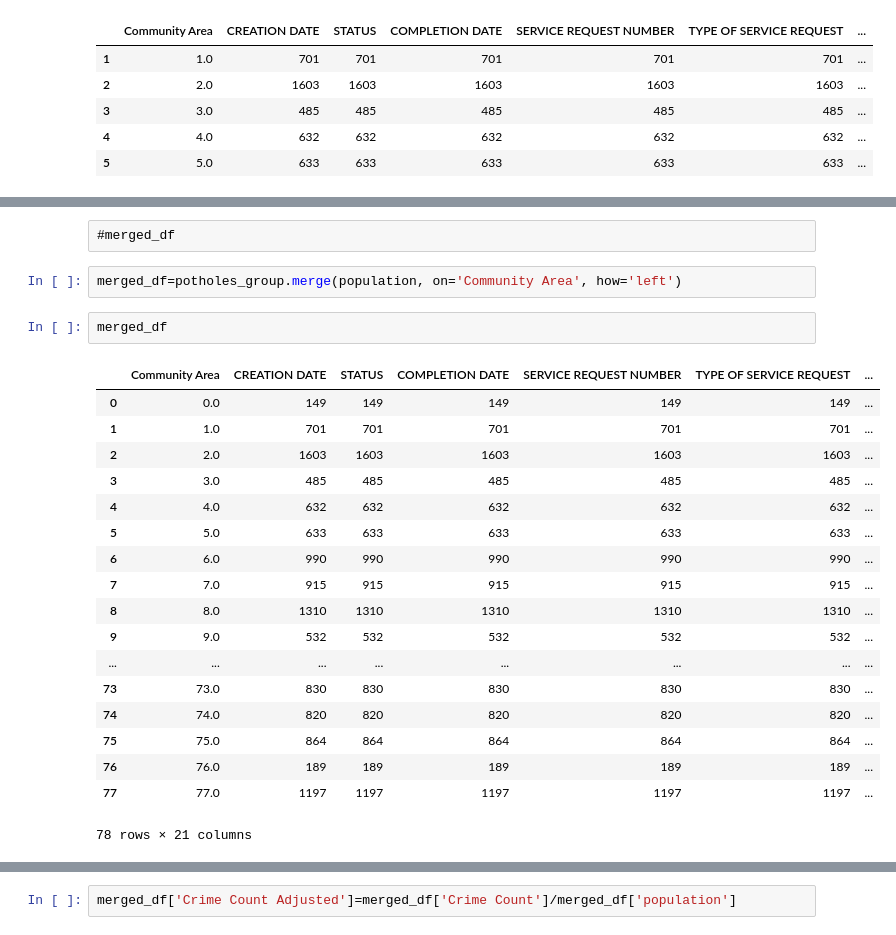
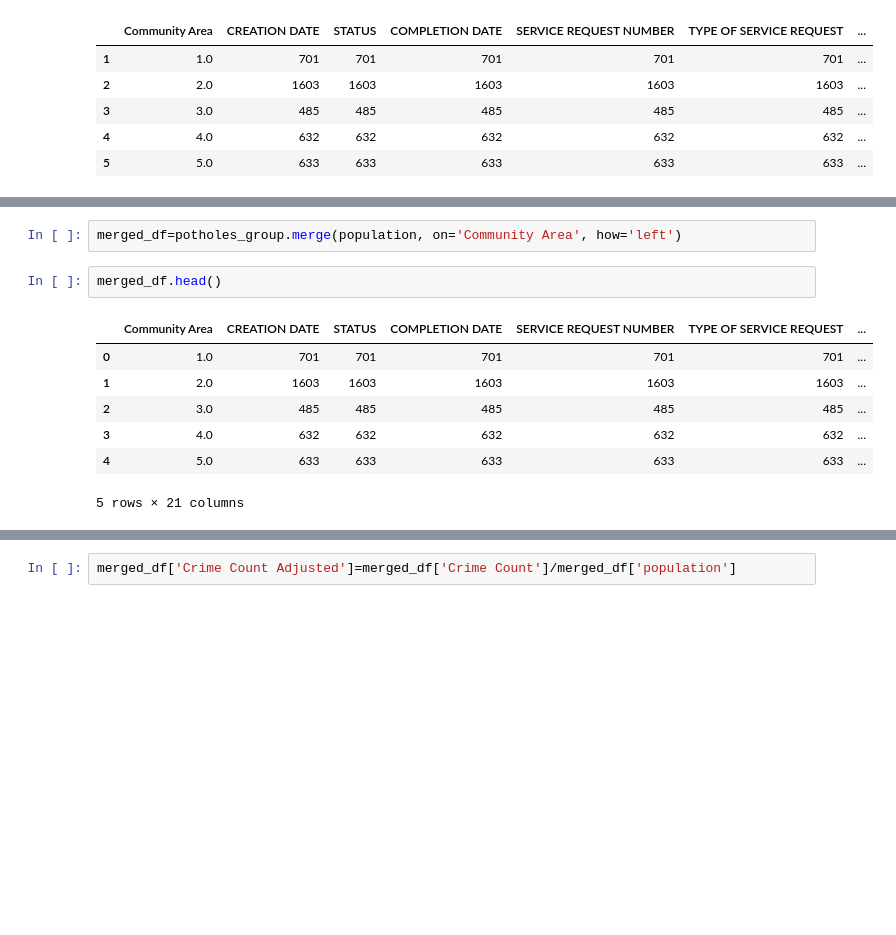
Before and after one commit to NUBootcampTeam/ParksAndPotholes, a Jupyter notebook: vc_main.ipynb, the cells around one changed output, grey strips where cells are left out. Cells and saved outputs as stored; diff of their text form; blank space fills up the shorter version.

```diff
--- a/vc_main.ipynb
+++ b/vc_main.ipynb
@@ -103,28 +79,15 @@ population
-# %% [raw]
-#merged_df
 # %%
 merged_df=potholes_group.merge(population, on='Community Area', how='left')
 # %%
-merged_df
+merged_df.head()
 # %% [output]
 |  | Community Area | CREATION DATE | STATUS | COMPLETION DATE | SERVICE REQUEST NUMBER | TYPE OF SERVICE REQUEST | ... |
-| 0 | 0.0 | 149 | 149 | 149 | 149 | 149 | ... |
-| 1 | 1.0 | 701 | 701 | 701 | 701 | 701 | ... |
-| 2 | 2.0 | 1603 | 1603 | 1603 | 1603 | 1603 | ... |
-| 3 | 3.0 | 485 | 485 | 485 | 485 | 485 | ... |
-| 4 | 4.0 | 632 | 632 | 632 | 632 | 632 | ... |
-| 5 | 5.0 | 633 | 633 | 633 | 633 | 633 | ... |
-| 6 | 6.0 | 990 | 990 | 990 | 990 | 990 | ... |
-| 7 | 7.0 | 915 | 915 | 915 | 915 | 915 | ... |
-| 8 | 8.0 | 1310 | 1310 | 1310 | 1310 | 1310 | ... |
-| 9 | 9.0 | 532 | 532 | 532 | 532 | 532 | ... |
-| ... | ... | ... | ... | ... | ... | ... | ... |
-| 73 | 73.0 | 830 | 830 | 830 | 830 | 830 | ... |
-| 74 | 74.0 | 820 | 820 | 820 | 820 | 820 | ... |
-| 75 | 75.0 | 864 | 864 | 864 | 864 | 864 | ... |
-| 76 | 76.0 | 189 | 189 | 189 | 189 | 189 | ... |
-| 77 | 77.0 | 1197 | 1197 | 1197 | 1197 | 1197 | ... |
+| 0 | 1.0 | 701 | 701 | 701 | 701 | 701 | ... |
+| 1 | 2.0 | 1603 | 1603 | 1603 | 1603 | 1603 | ... |
+| 2 | 3.0 | 485 | 485 | 485 | 485 | 485 | ... |
+| 3 | 4.0 | 632 | 632 | 632 | 632 | 632 | ... |
+| 4 | 5.0 | 633 | 633 | 633 | 633 | 633 | ... |
-78 rows × 21 columns
+5 rows × 21 columns
 # %%
 merged_df=merged_df.merge(crime_group, on="Community Area", how='left')
 merged_df=merged_df.rename(columns={'Ward_y':'Crime Count'})
```
Also changed, not shown: parts of 16 cells of this notebook.
